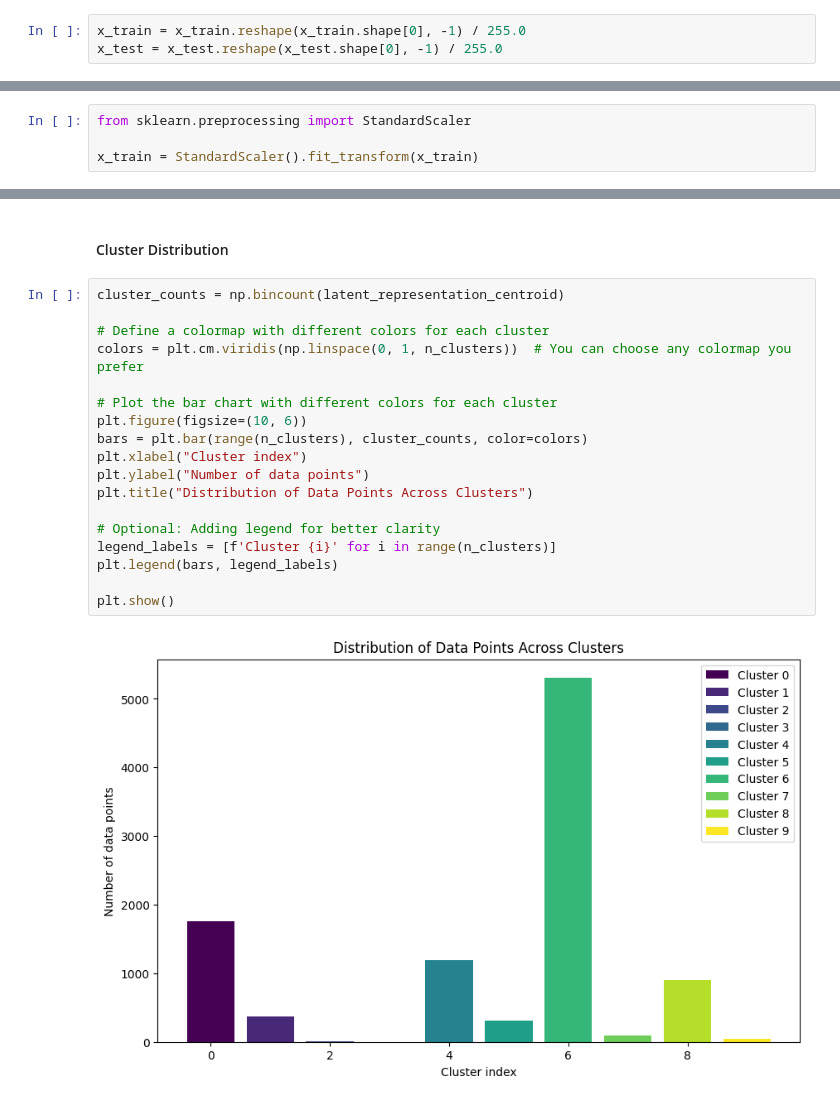
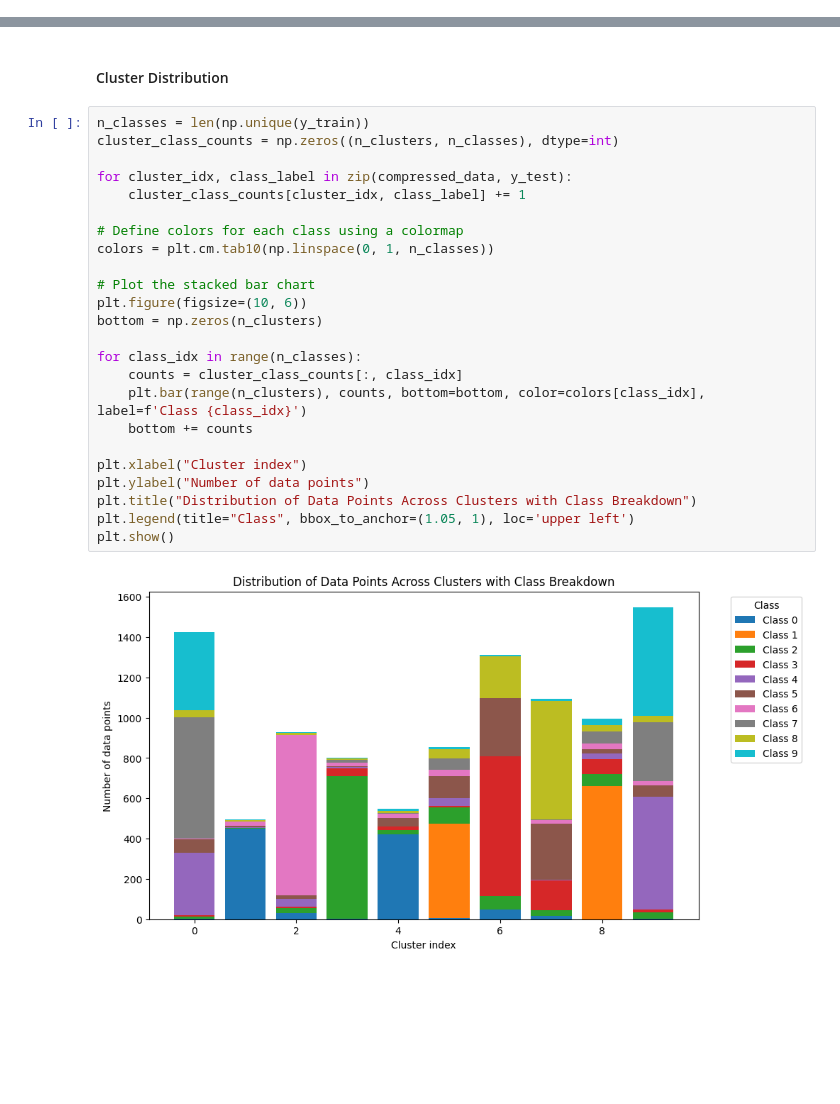
Before and after one commit to Elesdes/5IABD_UnsupervisedDL, a Jupyter notebook: src/algorithms/k_means/k_means.ipynb, the cells around one changed output, grey strips where cells are left out. Drawn from its saved outputs; the diff is of its cells as text; blank space fills up the shorter version.

Commit message:
Updated fo new mnist load data

```diff
--- a/src/algorithms/k_means/k_means.ipynb
+++ b/src/algorithms/k_means/k_means.ipynb
@@ -90,3 +84,0 @@ print(n_clusters)
-# %%
-x_train = x_train.reshape(x_train.shape[0], -1) / 255.0
-x_test = x_test.reshape(x_test.shape[0], -1) / 255.0
@@ -99,7 +85,3 @@ f"{x_train.shape = }, {x_test.shape = }"
-# %%
-from sklearn.preprocessing import StandardScaler
-
-x_train = StandardScaler().fit_transform(x_train)
 # %% [markdown]
 ### Training
 # %%
@@ -186,22 +168,28 @@ plt.show()
 # %% [markdown]
 #### Cluster Distribution
 # %%
-cluster_counts = np.bincount(latent_representation_centroid)
+n_classes = len(np.unique(y_train))
+cluster_class_counts = np.zeros((n_clusters, n_classes), dtype=int)
 
-# Define a colormap with different colors for each cluster
-colors = plt.cm.viridis(np.linspace(0, 1, n_clusters))  # You can choose any colormap you prefer
+for cluster_idx, class_label in zip(compressed_data, y_test):
+    cluster_class_counts[cluster_idx, class_label] += 1
 
-# Plot the bar chart with different colors for each cluster
+# Define colors for each class using a colormap
+colors = plt.cm.tab10(np.linspace(0, 1, n_classes))
+
+# Plot the stacked bar chart
 plt.figure(figsize=(10, 6))
-bars = plt.bar(range(n_clusters), cluster_counts, color=colors)
+bottom = np.zeros(n_clusters)
+
+for class_idx in range(n_classes):
+    counts = cluster_class_counts[:, class_idx]
+    plt.bar(range(n_clusters), counts, bottom=bottom, color=colors[class_idx], label=f'Class {class_idx}')
+    bottom += counts
+
 plt.xlabel("Cluster index")
 plt.ylabel("Number of data points")
-plt.title("Distribution of Data Points Across Clusters")
-
-# Optional: Adding legend for better clarity
-legend_labels = [f'Cluster {i}' for i in range(n_clusters)]
-plt.legend(bars, legend_labels)
-
+plt.title("Distribution of Data Points Across Clusters with Class Breakdown")
+plt.legend(title="Class", bbox_to_anchor=(1.05, 1), loc='upper left')
 plt.show()
 # %% [output]
-[figure, old version]
+[figure, new version]
```
Also changed, not shown: parts of 9 cells of this notebook.
